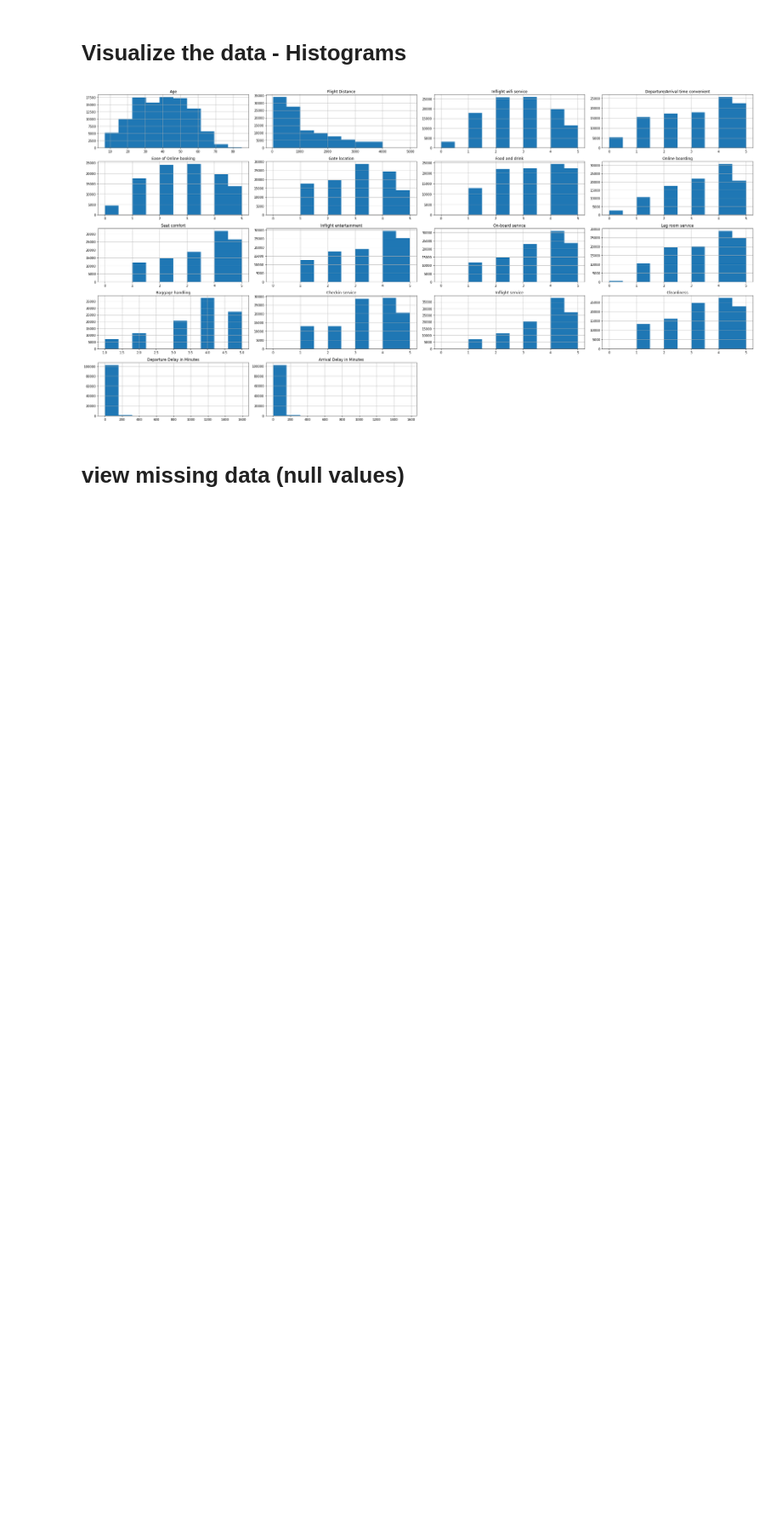
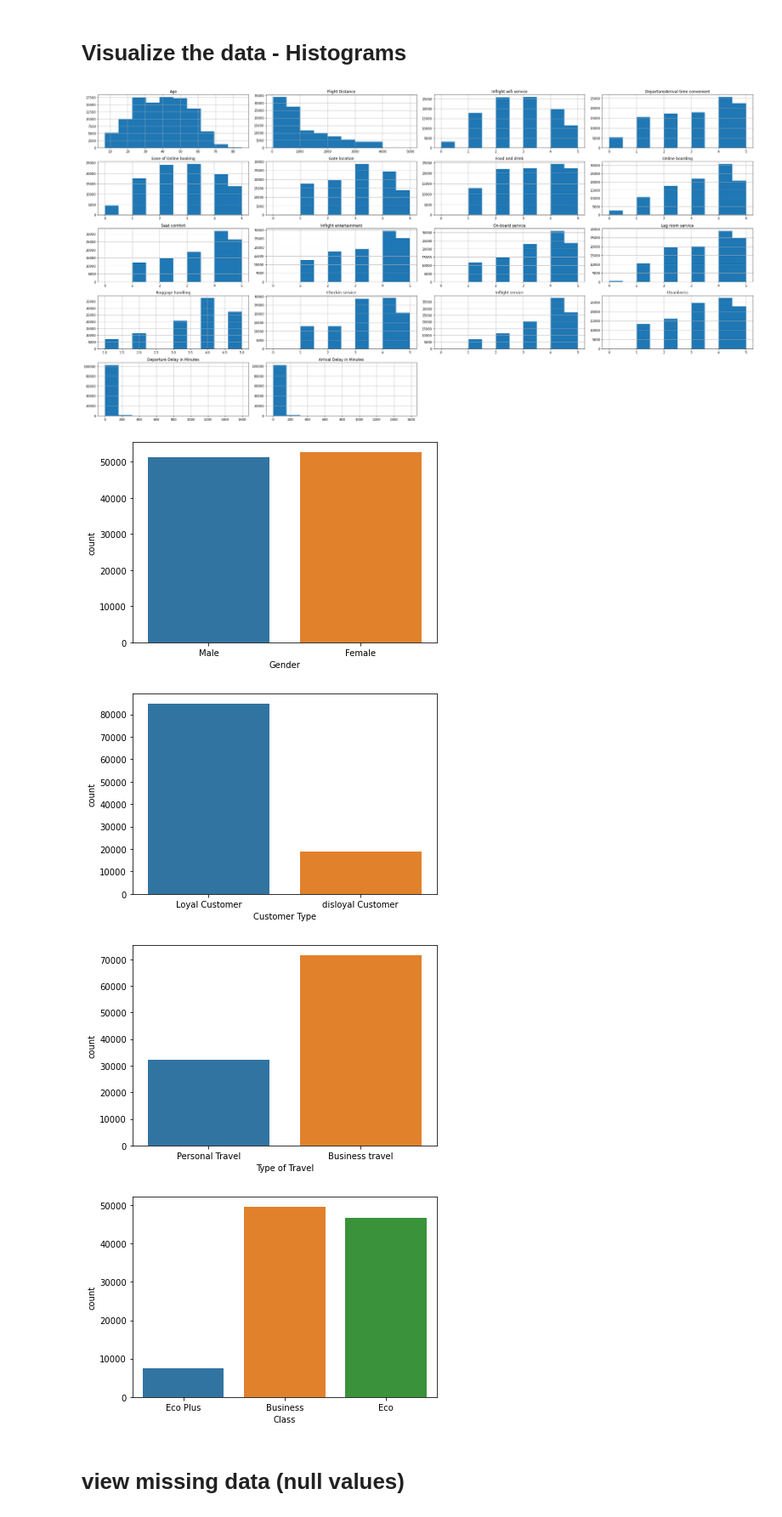
Before and after one commit to norhanreda/Air-line-passenger-satisfaction, a Jupyter notebook: visualisation.ipynb, the cells around one changed output. Shown: that part at 85% size. Drawn from its saved outputs; the diff is of its cells as text; code cells hidden in the pictures; blank space fills up the shorter version.

```diff
--- a/visualisation.ipynb
+++ b/visualisation.ipynb
@@ -87,6 +107,21 @@ plt.tight_layout()
 plt.show()
 # %% [output]
 [figure]
+# %%
+# Filter category columns
+categorical_columns = train[['Gender', 'Customer Type','Type of Travel', 'Class']]
+
+# Visualize the data - Count plots for categorical columns
+for column in categorical_columns:
+    plt.figure(figsize=(6, 4))
+    sns.countplot(data=categorical_columns, x=column)
+    plt.tight_layout()
+    plt.show()
+# %% [output]
+[figure, added]
+[figure, added]
+[figure, added]
+[figure, added]
 # %% [markdown]
 # view missing data (null values)
 # %%
```
Also changed, not shown: parts of 4 cells of this notebook, 1 other file.
